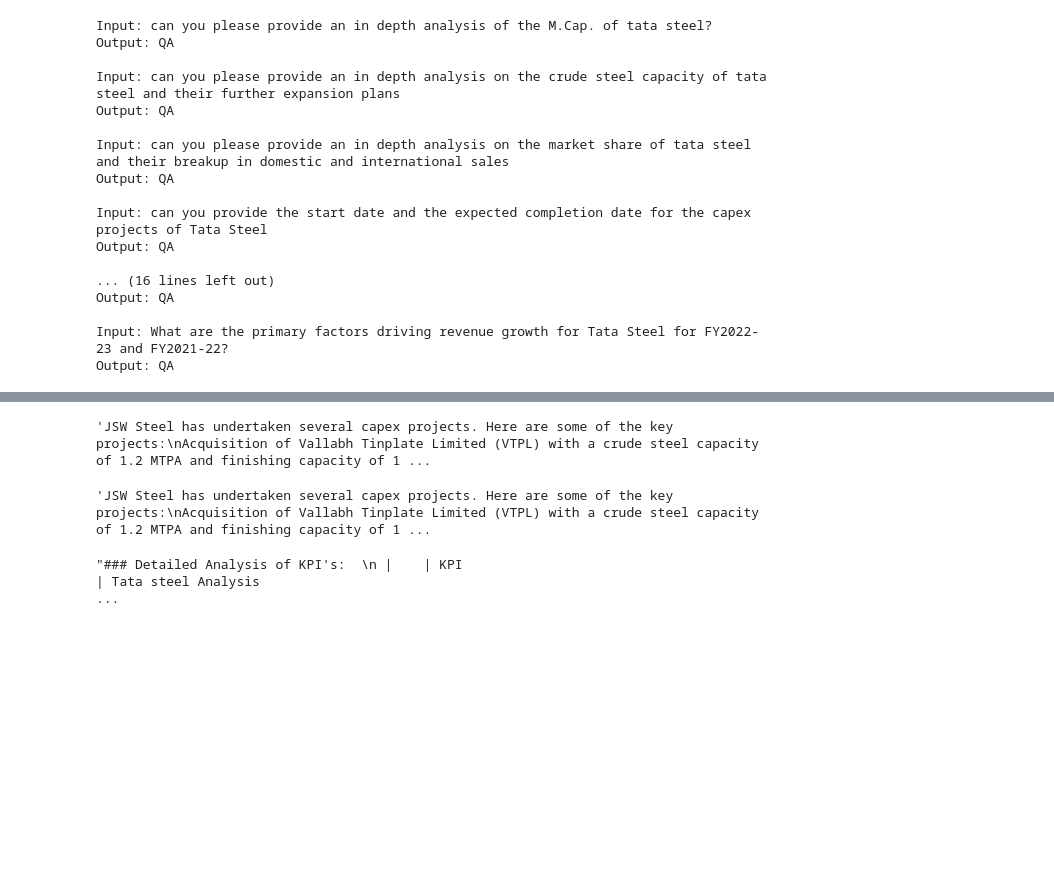
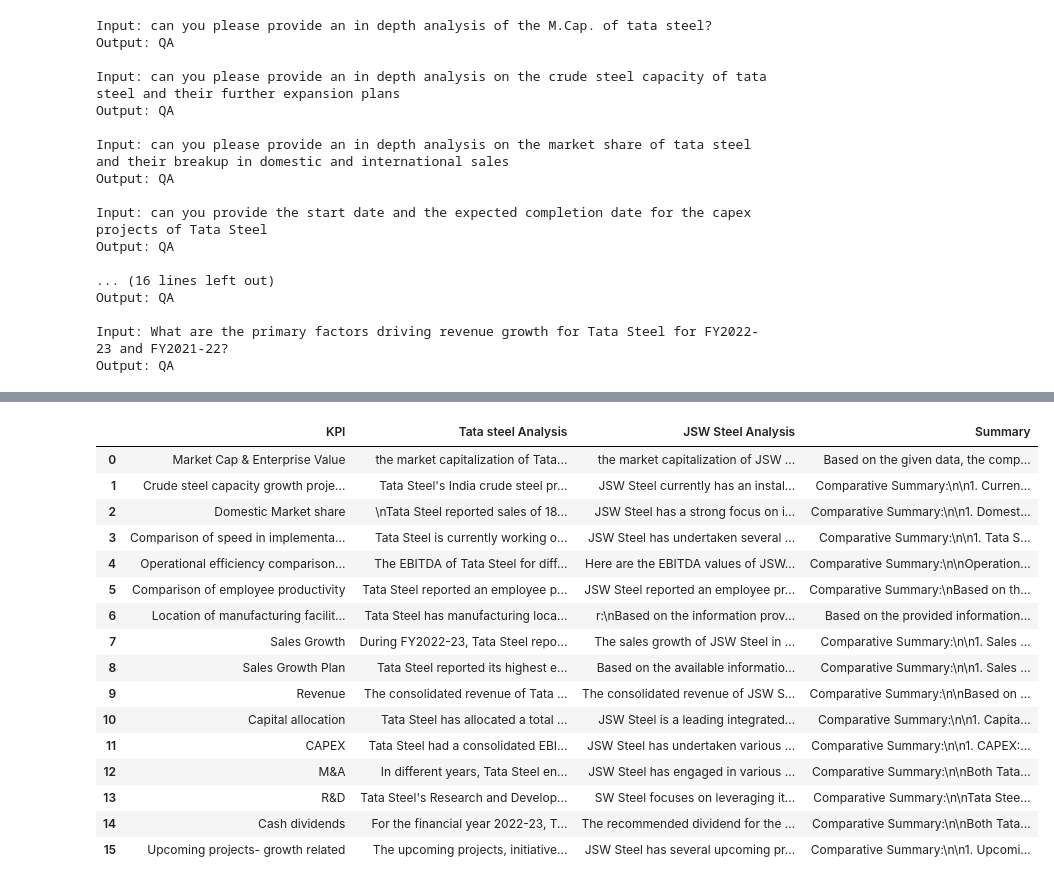
Before and after one commit to neelindresh/documentGPT, a Jupyter notebook: Untitled.ipynb, the cells around one changed output, grey strips where cells are left out. Drawn from its saved outputs; the diff is of its cells as text; code cells hidden in the pictures; blank space fills up the shorter version.

```diff
--- a/Untitled.ipynb
+++ b/Untitled.ipynb
@@ -158,8 +156,0 @@ Markdown(initial_)
-# %%
-df.loc[3]['JSW Steel Analysis']
-# %% [output]
-'JSW Steel has undertaken several capex projects. Here are some of the key projects:\nAcquisition of Vallabh Tinplate Limited (VTPL) with a crude steel capacity of 1.2 MTPA and finishing capacity of 1 ...
-# %%
-ddff[3]['JSW Steel Analysis']
-# %% [output]
-'JSW Steel has undertaken several capex projects. Here are some of the key projects:\nAcquisition of Vallabh Tinplate Limited (VTPL) with a crude steel capacity of 1.2 MTPA and finishing capacity of 1 ...
@@ -168,4 +157,22 @@ responce=f"### Detailed Analysis of KPI's:  \n {initial_}  \n  \n ### Summazied
-# %%
-responce
-# %% [output]
-"### Detailed Analysis of KPI's:  \n |    | KPI                                                             | Tata steel Analysis                                                                        ...
+# %%
+final_df=pd.read_excel("ExtarctedSummary.xlsx")#.to_markdown()
+# %%
+final_df
+# %% [output]
+|  | KPI | Tata steel Analysis | JSW Steel Analysis | Summary |
+| 0 | Market Cap & Enterprise Value | the market capitalization of Tata... | the market capitalization of JSW ... | Based on the given data, the comp... |
+| 1 | Crude steel capacity growth proje... | Tata Steel's India crude steel pr... | JSW Steel currently has an instal... | Comparative Summary:\n\n1. Curren... |
+| 2 | Domestic Market share | \nTata Steel reported sales of 18... | JSW Steel has a strong focus on i... | Comparative Summary:\n\n1. Domest... |
+| 3 | Comparison of speed in implementa... | Tata Steel is currently working o... | JSW Steel has undertaken several ... | Comparative Summary:\n\n1. Tata S... |
+| 4 | Operational efficiency comparison... | The EBITDA of Tata Steel for diff... | Here are the EBITDA values of JSW... | Comparative Summary:\n\nOperation... |
+| 5 | Comparison of employee productivity | Tata Steel reported an employee p... | JSW Steel reported an employee pr... | Comparative Summary:\nBased on th... |
+| 6 | Location of manufacturing facilit... | Tata Steel has manufacturing loca... | r:\nBased on the information prov... | Based on the provided information... |
+| 7 | Sales Growth | During FY2022-23, Tata Steel repo... | The sales growth of JSW Steel in ... | Comparative Summary:\n\n1. Sales ... |
+| 8 | Sales Growth Plan | Tata Steel reported its highest e... | Based on the available informatio... | Comparative Summary:\n\n1. Sales ... |
+| 9 | Revenue | The consolidated revenue of Tata ... | The consolidated revenue of JSW S... | Comparative Summary:\n\nBased on ... |
+| 10 | Capital allocation | Tata Steel has allocated a total ... | JSW Steel is a leading integrated... | Comparative Summary:\n\n1. Capita... |
+| 11 | CAPEX | Tata Steel had a consolidated EBI... | JSW Steel has undertaken various ... | Comparative Summary:\n\n1. CAPEX:... |
+| 12 | M&A | In different years, Tata Steel en... | JSW Steel has engaged in various ... | Comparative Summary:\n\nBoth Tata... |
+| 13 | R&D | Tata Steel's Research and Develop... | SW Steel focuses on leveraging it... | Comparative Summary:\n\nTata Stee... |
+| 14 | Cash dividends | For the financial year 2022-23, T... | The recommended dividend for the ... | Comparative Summary:\n\nBoth Tata... |
+| 15 | Upcoming projects- growth related | The upcoming projects, initiative... | JSW Steel has several upcoming pr... | Comparative Summary:\n\n1. Upcomi... |
```
Also changed, not shown: parts of 4 cells of this notebook, 2 other files.
